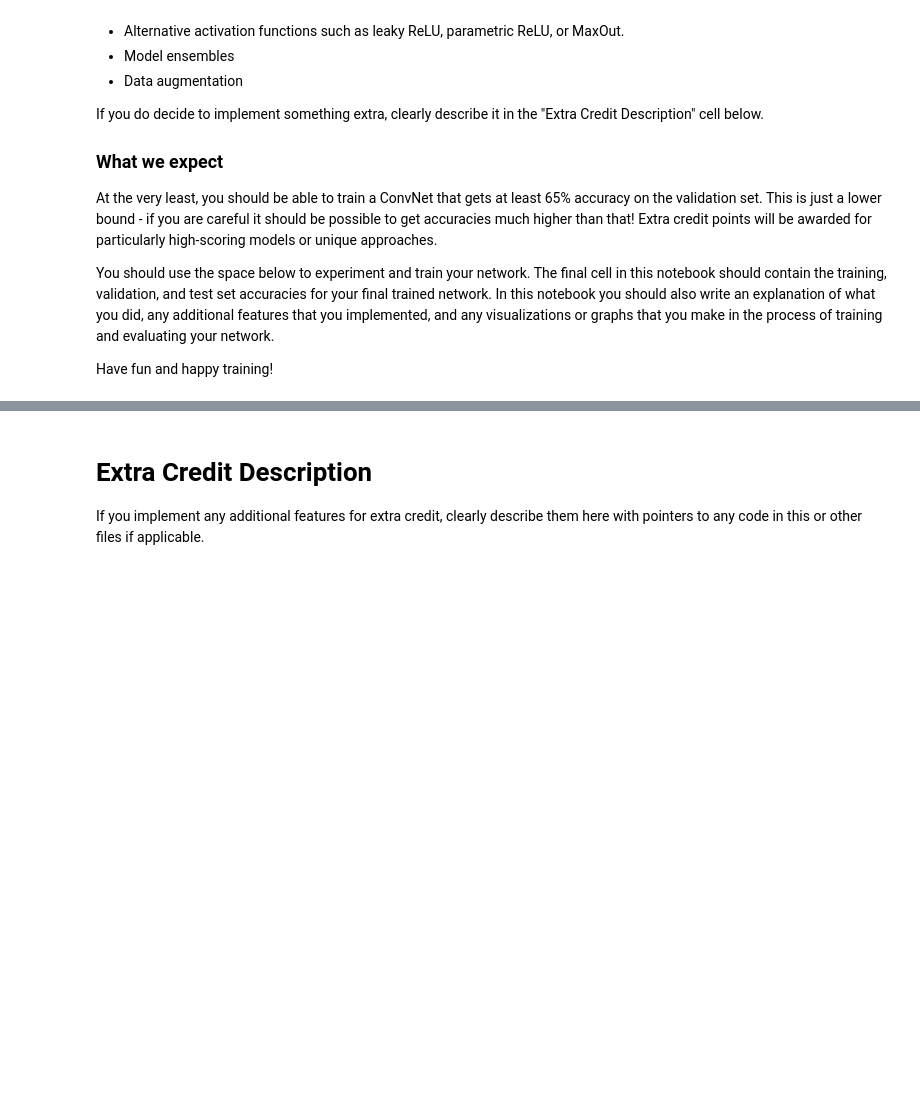
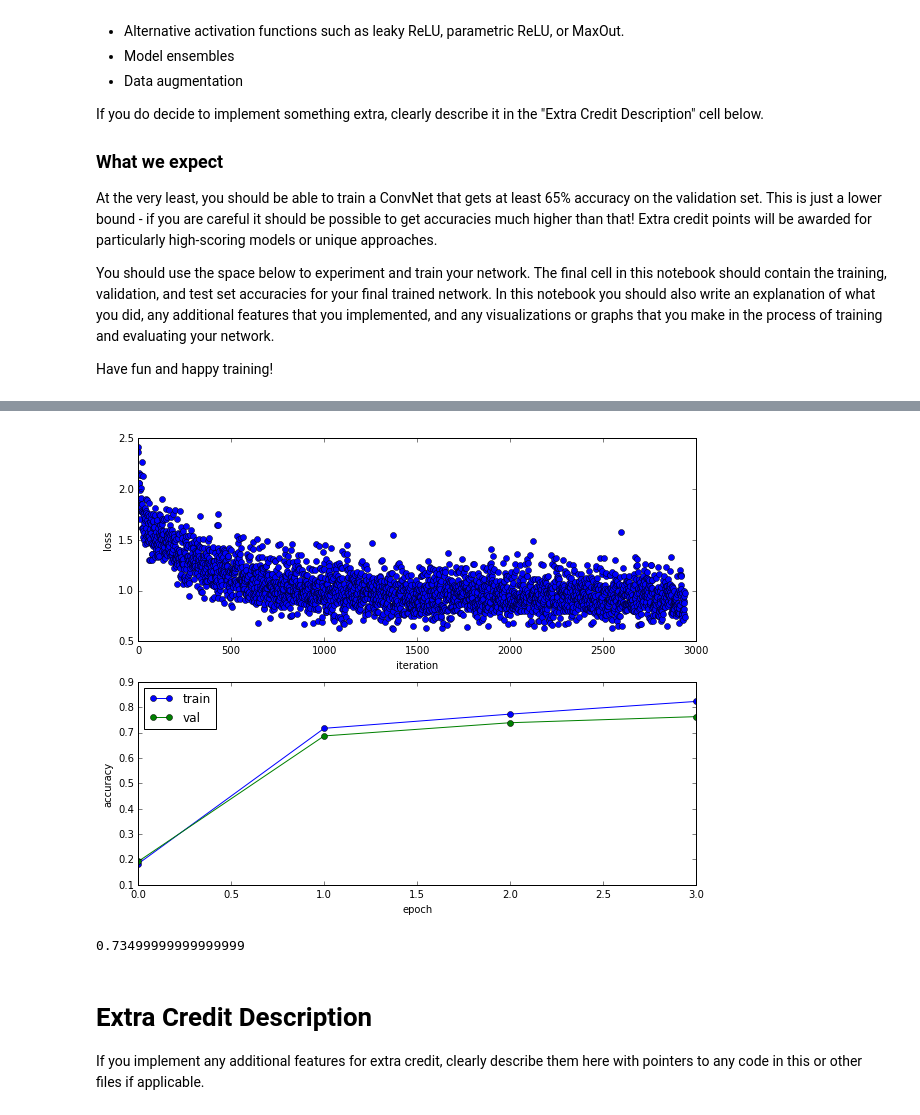
Before and after one commit to JyiHUO/cs231_idea, a Jupyter notebook: assignment2/ConvolutionalNetworks.ipynb, the cells around one changed output, grey strips where cells are left out. Saved outputs shown, nothing was run; the diff lists cells and outputs as text; code cells hidden in the pictures; blank space fills up the shorter version.

```diff
--- a/assignment2/ConvolutionalNetworks.ipynb
+++ b/assignment2/ConvolutionalNetworks.ipynb
@@ -586,3 +790,39 @@ Have fun and happy training!
+# %%
+model = MultiplyConvNet(input_dim=(3, 32, 32), num_filters=32, filter_size=3,
+               hidden_dim=500, num_classes=10, weight_scale=1e-2, reg=0.001,
+               dtype=np.float32, use_batchnorm = True )
+
+solver = Solver(model, data,
+                num_epochs=3, batch_size=50,
+                update_rule='adam',
+                optim_config={
+                  'learning_rate': 1e-3,
+                },
+                verbose=True, print_every=20)
+solver.train()
+# %%
+plt.subplot(2, 1, 1)
+plt.plot(solver.loss_history, 'o')
+plt.xlabel('iteration')
+plt.ylabel('loss')
+
+plt.subplot(2, 1, 2)
+plt.plot(solver.train_acc_history, '-o')
+plt.plot(solver.val_acc_history, '-o')
+plt.legend(['train', 'val'], loc='upper left')
+plt.xlabel('epoch')
+plt.ylabel('accuracy')
+plt.show()
+# %% [output]
+[figure, added]
+# %%
+import numpy as np
+scores = model.loss(data['X_test'])
+y_pred = np.argmax(scores, axis= 1)
+acc = np.mean(y_pred==data['y_test'])
+IPython.display.display(acc)
+# %% [output]
+0.73499999999999999
 # %% [markdown]
 # Extra Credit Description
 If you implement any additional features for extra credit, clearly describe them here with pointers to any code in this or other files if applicable.
```
Also changed, not shown: parts of 36 cells of this notebook, 6 other files.
